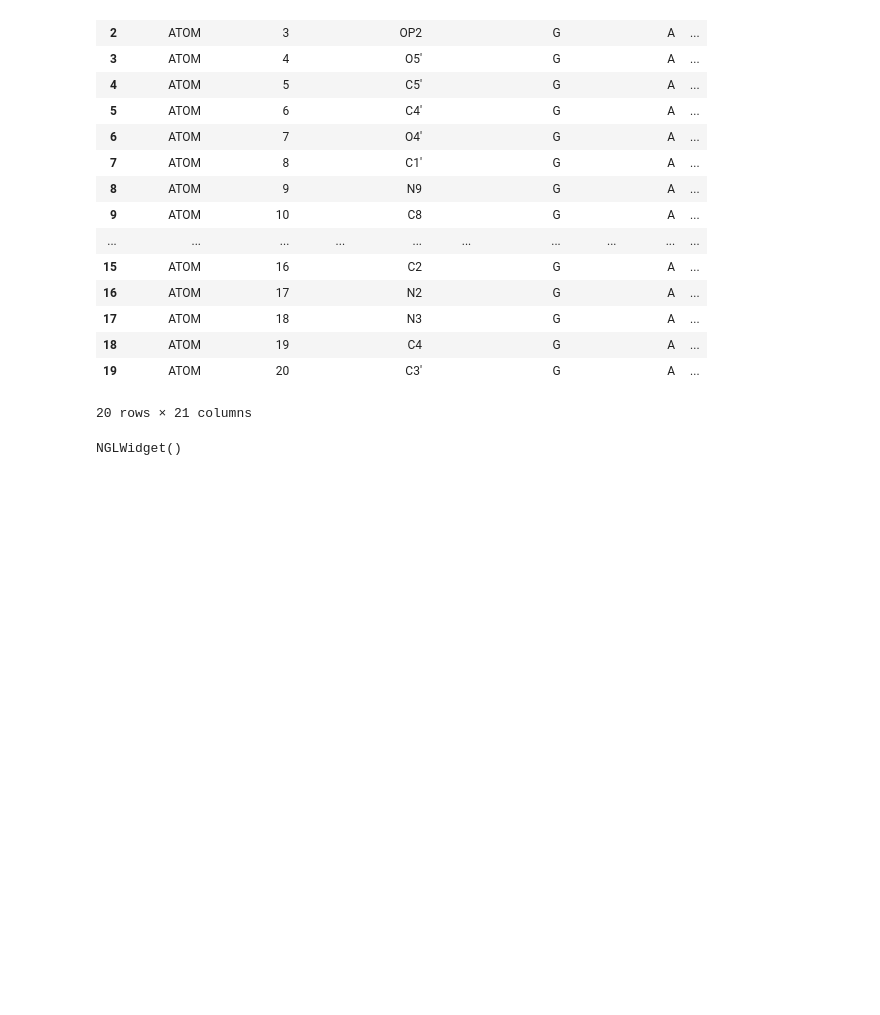
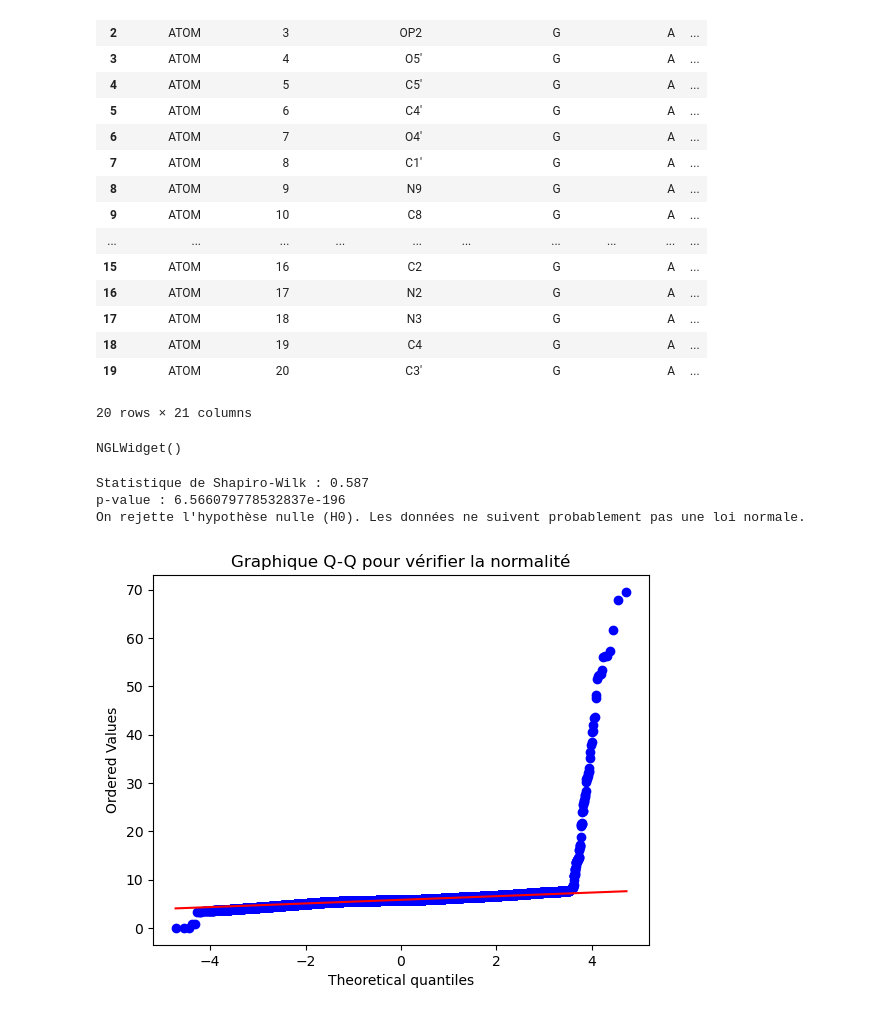
Before and after one commit to Erwann-Gallois/Optimize_3D_ARNStructure, a Jupyter notebook: test_alphafold.ipynb, the cells around one changed output. Cells and saved outputs as stored; diff of their text form; code cells hidden in the pictures; blank space fills up the shorter version.

```diff
--- a/test_alphafold.ipynb
+++ b/test_alphafold.ipynb
@@ -99,3 +100,32 @@ generer_structure_depart_c3(seq="ACGU"*30, distance_moy=5.8)
 voir_configuration_c3("fichier_arn/initial_c3_beads.pdb")
 # %% [output]
 NGLWidget()
+# %%
+def test_shapiro(df_path):
+    df = pd.read_csv(df_path)
+    stat, p = stats.shapiro(df['Distance'])
+    print(f"Statistique de Shapiro-Wilk : {stat:.3f}")
+    print(f"p-value : {p}")
+    alpha = 0.05
+    if p > alpha:
+        print("On ne peut pas rejeter l'hypothèse nulle (H0). Les données semblent suivre une loi normale.")
+    else:
+        print("On rejette l'hypothèse nulle (H0). Les données ne suivent probablement pas une loi normale.")
+
+test_shapiro("distances_1-5.csv")
+# %% [output]
+Statistique de Shapiro-Wilk : 0.587
+p-value : 6.566079778532837e-196
+On rejette l'hypothèse nulle (H0). Les données ne suivent probablement pas une loi normale.
+# %%
+import matplotlib.pyplot as plt
+import scipy.stats as stats
+
+# Création du graphique Q-Q
+df = pd.read_csv("distances_1-5.csv")
+data = df["Distance"]
+stats.probplot(data, dist="norm", plot=plt)
+plt.title("Graphique Q-Q pour vérifier la normalité")
+plt.show()
+# %% [output]
+[figure, added]
```
Also changed, not shown: parts of 2 cells of this notebook, 30 other files.
